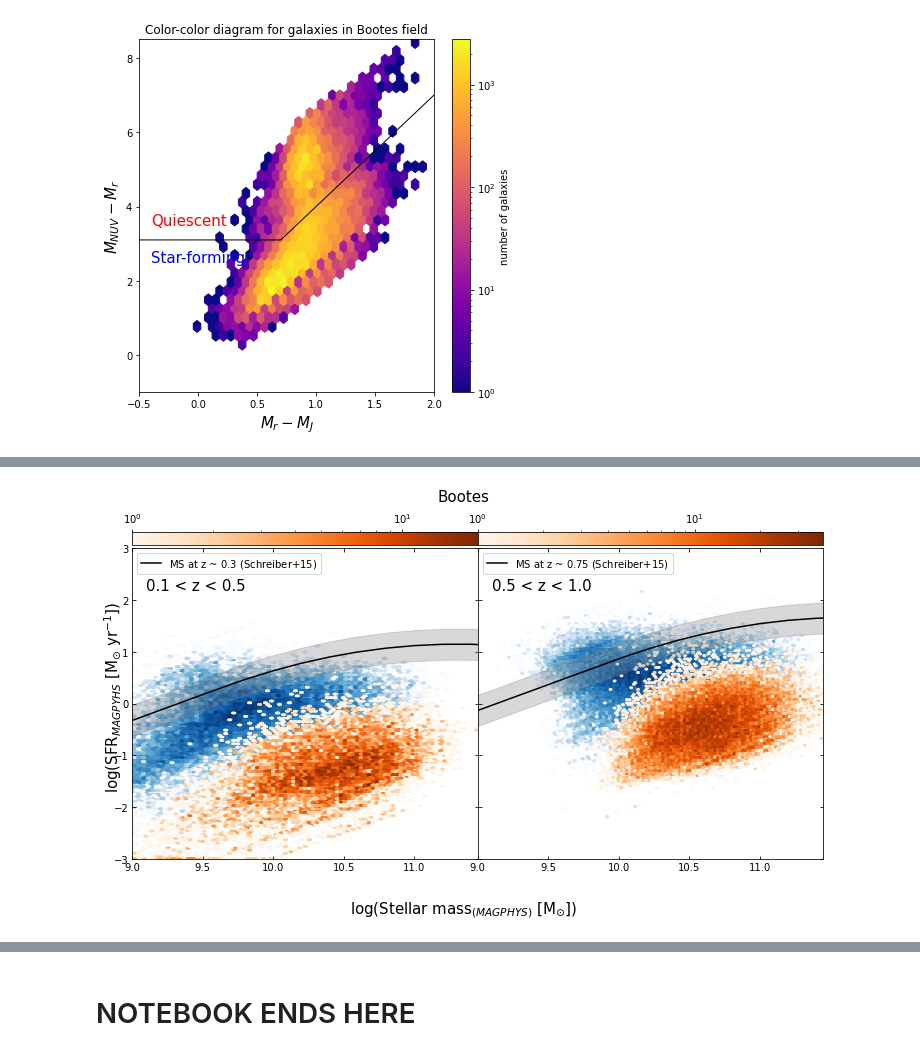
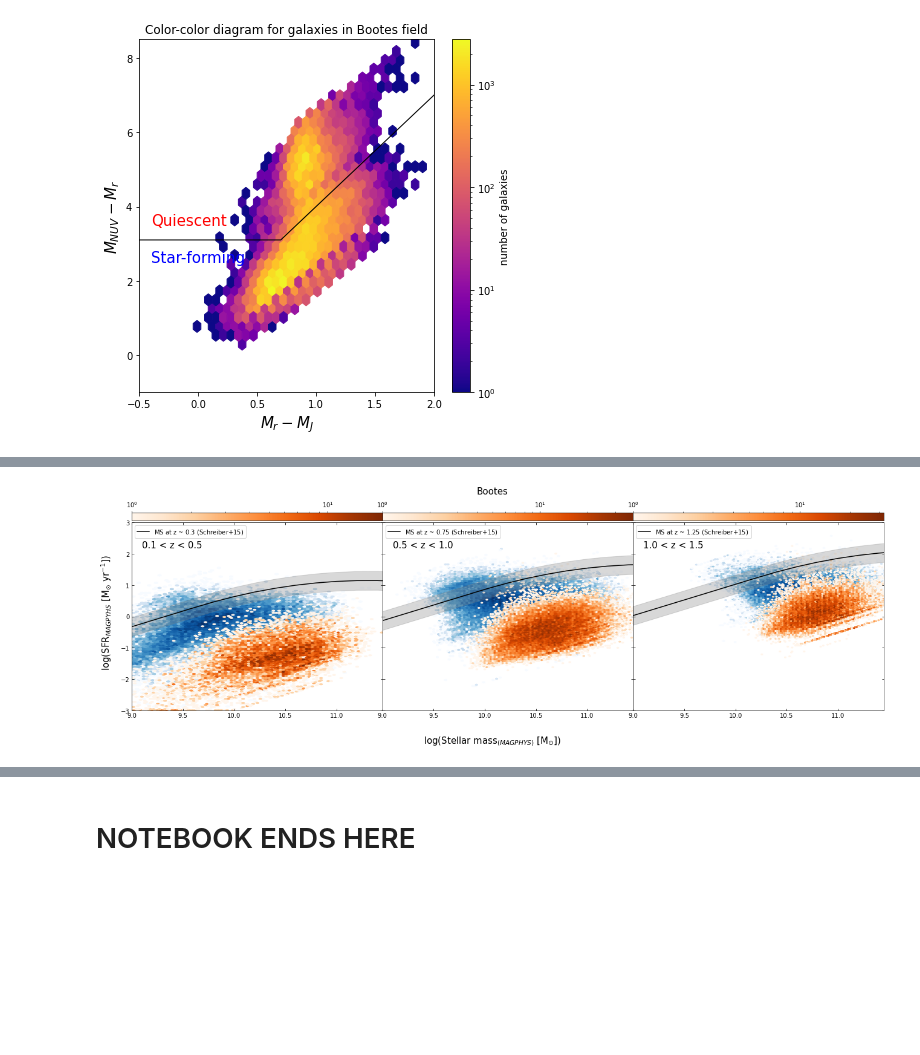
Before and after one commit to Bruno-Rodriguez/quiescent-galaxy, a Jupyter notebook: Magphys-LOFAR-SFR-test-Bootes.ipynb, the cells around one changed output, grey strips where cells are left out. Drawn from its saved outputs; the diff is of its cells as text; code cells hidden in the pictures; blank space fills up the shorter version.

```diff
--- a/Magphys-LOFAR-SFR-test-Bootes.ipynb
+++ b/Magphys-LOFAR-SFR-test-Bootes.ipynb
@@ -534,3 +554,13 @@ stacked
+# %%
+stacked['SFR_std'] = grouped_1['SFR_50'].std()
+stacked['SFR_16'] = grouped_1['SFR_50'].agg(lambda x: np.percentile(x,16))
+stacked['SFR_84'] = grouped_1['SFR_50'].agg(lambda x: np.percentile(x,84))
+# %%
+stacked['L150_std'] = grouped_1['L150'].std()
+stacked['L150_16'] = grouped_1['L150'].agg(lambda x: np.percentile(x,16))
+stacked['L150_84'] = grouped_1['L150'].agg(lambda x: np.percentile(x,84))
+stacked['pix_flux_16'] = grouped_1['pix_flux'].agg(lambda x: np.percentile(x,16))
+stacked['pix_flux_84'] = grouped_1['pix_flux'].agg(lambda x: np.percentile(x,84))
 # %%
 fig, ax = plt.subplots(1,2,figsize=(10,5),sharex='row',sharey='row')
 ax[0].scatter(np.log10(stacked['SFR_50']),np.log10(stacked['L150']),label='z and M$_*$ stacked bins ')
@@ -603,9 +661,11 @@ plt.show()
 # %%
-fig, ax = plt.subplots(1,2,figsize=(10,6),sharey='row')
-for i, z1, z2 in zip([0,1],[0.05,0.5],[0.5,1.]):
+fig, ax = plt.subplots(1,3,figsize=(18,6),sharey='row')
+for i, z1, z2 in zip([0,1,2],[0.05,0.5,1.],[0.5,1.,1.5]):
     z = (z1+z2)/2
     data = stacked[(stacked['Z_BEST_1']>z1)&(stacked['Z_BEST_1']<=z2)]
-    ax[i].scatter(data['Mass_median_2'],np.log10(data['SFR_50']))
+    ax[i].errorbar(data['Mass_median_2'],np.log10(data['SFR_50']),
+                   yerr=[np.log10(data['SFR_50'])-np.log10(data['SFR_16']),
+                         np.log10(data['SFR_84'])-np.log10(data['SFR_50'])],fmt='.',capsize=3.)
     ax[i].plot(m,SchreiberMS(m,z),ls='-', c='k', label=f'MS at z ~ ${z}$ (Schreiber+15)')
     ax[i].fill_between(m,SchreiberMS(m,z)-0.3,SchreiberMS(m,z)+0.3,alpha=0.3,color='grey')
     ax[i].text(9.1,2.2,f'{z1} < z < {z2}',size=15,color='k')
@@ -623,9 +683,11 @@ plt.show()
 # %%
-fig, ax = plt.subplots(1,2,figsize=(10,6),sharey='row')
-for i, z1, z2 in zip([0,1],[0.05,0.5],[0.5,1.]):
+fig, ax = plt.subplots(1,3,figsize=(18,6),sharey='row')
+for i, z1, z2 in zip([0,1,2],[0.05,0.5,1.],[0.5,1.,1.5]):
     z = (z1+z2)/2
     data = stacked[(stacked['Z_BEST_1']>z1)&(stacked['Z_BEST_1']<=z2)]
-    ax[i].scatter(data['Mass_median_2'],np.log10(data['SFR_smith_stack']))
+    ax[i].errorbar(data['Mass_median_2'],np.log10(data['SFR_smith_stack']),
+                   yerr=[np.log10(data['SFR_smith_stack'])-np.log10(data['SFR_smith_16']),
+                         np.log10(data['SFR_smith_84'])-np.log10(data['SFR_smith_stack'])],fmt='.',capsize=3.)
     ax[i].plot(m,SchreiberMS(m,z),ls='-', c='k', label=f'MS at z ~ ${z}$ (Schreiber+15)')
     ax[i].fill_between(m,SchreiberMS(m,z)-0.3,SchreiberMS(m,z)+0.3,alpha=0.3,color='grey')
     ax[i].text(9.1,2.2,f'{z1} < z < {z2}',size=15,color='k')
@@ -694,30 +756,30 @@ plt.show()
 # %%
-fig, ax = plt.subplots(1,2,figsize=(10,6),sharey='row')
-for i, z1, z2 in zip([0,1],[0.1,0.5],[0.5,1.]):
+fig, ax = plt.subplots(1,3,figsize=(18,6),sharey='row')
+for i, z1, z2 in zip([0,1,2],[0.1,0.5,1.],[0.5,1.,1.5]):
     z = (z1+z2)/2
     data = table[(table['Z_BEST_1']>z1)&(table['Z_BEST_1']<=z2)]
     hb = ax[i].hexbin(np.log10(data.query(SF)['Mstar_50']),
                       np.log10(data.query(SF)['SFR_50']),
                       cmap='Blues',mincnt=1,bins='log')
     hb = ax[i].hexbin(np.log10(data.query(quiescent)['Mstar_50']),
                       np.log10(data.query(quiescent)['SFR_50']),
                       cmap='Oranges',mincnt=1,bins='log')
     ax[i].plot(m,SchreiberMS(m,z),ls='-', c='k', label=f'MS at z ~ ${z}$ (Schreiber+15)')
     ax[i].fill_between(m,SchreiberMS(m,z)-0.3,SchreiberMS(m,z)+0.3,alpha=0.3,color='grey')
     ax[i].text(9.1,2.2,f'{z1} < z < {z2}',size=15,color='k')
     ax[i].set_xlim(9,11.45)
     ax[i].set_ylim(-3,3)
     ax[i].tick_params(which='both',top=True,right=True,direction='in')
     ax[i].legend(loc='upper left')
     divider = make_axes_locatable(ax[i])
     cax = divider.append_axes("top", size="4%", pad=0.05)
     cb = fig.colorbar(hb, cax=cax,orientation='horizontal')
     cax.tick_params(which='both',top=True,labeltop=True,bottom=False,labelbottom=False)
 fig.text(0.5, 0.0,"log(Stellar mass$_{(MAGPHYS)}$ [M$_{\odot}$])", ha='center',fontsize=15)
 fig.text(0.0, 0.5,"log(SFR$_{MAGPYHS}$ [M$_{\odot}$ yr$^{-1}$])", va='center',fontsize=15, rotation='vertical')
 fig.subplots_adjust(left=0.04,right=1,wspace=0)
 fig.suptitle(field, size=15)
 plt.show()
 # %% [output]
-[figure, old version]
+[figure, new version]
 # %%
```
Also changed, not shown: parts of 32 cells of this notebook, 1 other file.
